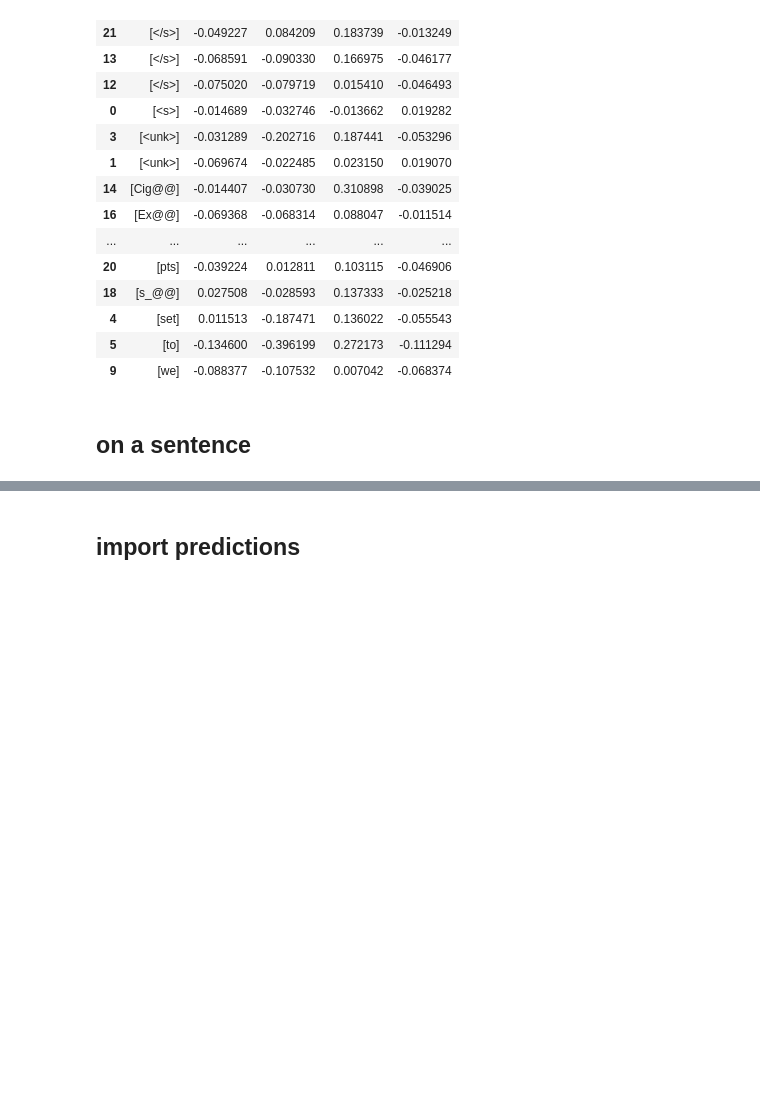
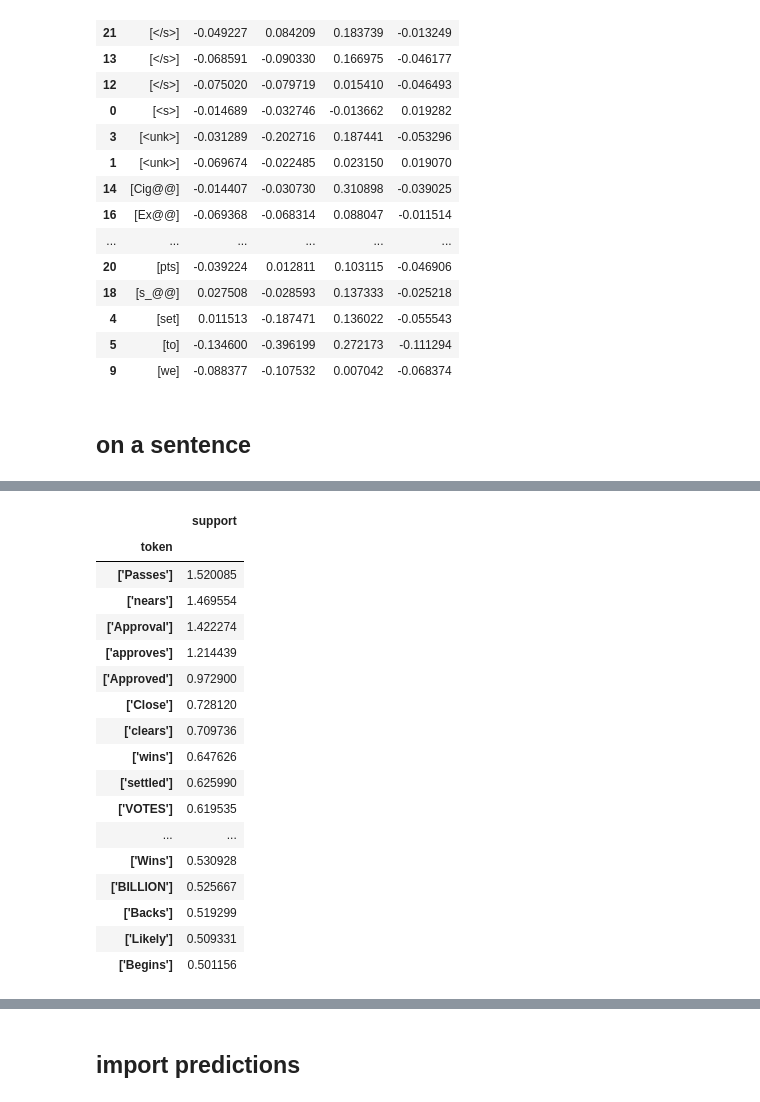
Before and after one commit to mangalm96/explainablenlp-info259, a Jupyter notebook: interpret_shap_analysis.ipynb, the cells around one changed output, grey strips where cells are left out. Saved outputs shown, nothing was run; the diff lists cells and outputs as text; code cells hidden in the pictures; blank space fills up the shorter version.

```diff
--- a/interpret_shap_analysis.ipynb
+++ b/interpret_shap_analysis.ipynb
@@ -178,0 +220,16 @@ shap_CI_ESRX_notarget.groupby('token').agg('mean')
+# %%
+# open file and import to df
+def generate_shap_df(filepath):
+  with open(filepath) as f:
+    lines = f.readlines()
+  shap_df  = pd.DataFrame()
+  for line in lines:
+    if line != '':
+      line_data = json.loads(line)
+      line_data_df = pd.DataFrame.from_dict(line_data["tokens"])
+      if len(shap_df) == 0:
+        shap_df = line_data_df
+      else:
+        shap_df = shap_df.append(line_data_df)
+
+  return shap_df
@@ -178,0 +274,22 @@ shap_CI_ESRX_notarget.groupby('token').agg('mean')
+# %%
+# top 10 - support stance
+groupby_df.sort_values("support",ascending=False)[['support']].head(20)
+# %% [output]
+|  | support |
+| token |  |
+| ['Passes'] | 1.520085 |
+| ['nears'] | 1.469554 |
+| ['Approval'] | 1.422274 |
+| ['approves'] | 1.214439 |
+| ['Approved'] | 0.972900 |
+| ['Close'] | 0.728120 |
+| ['clears'] | 0.709736 |
+| ['wins'] | 0.647626 |
+| ['settled'] | 0.625990 |
+| ['VOTES'] | 0.619535 |
+| ... | ... |
+| ['Wins'] | 0.530928 |
+| ['BILLION'] | 0.525667 |
+| ['Backs'] | 0.519299 |
+| ['Likely'] | 0.509331 |
+| ['Begins'] | 0.501156 |
```
Also changed, not shown: parts of 23 cells of this notebook.
